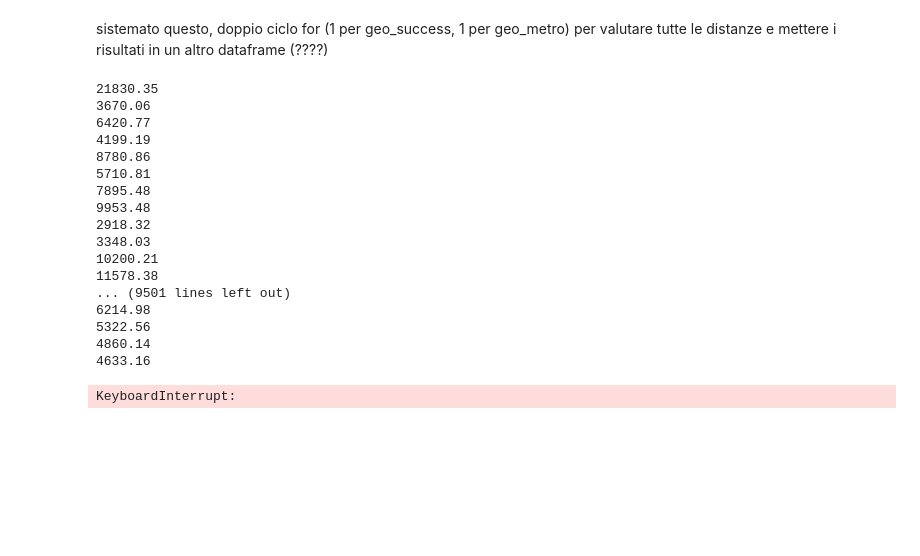
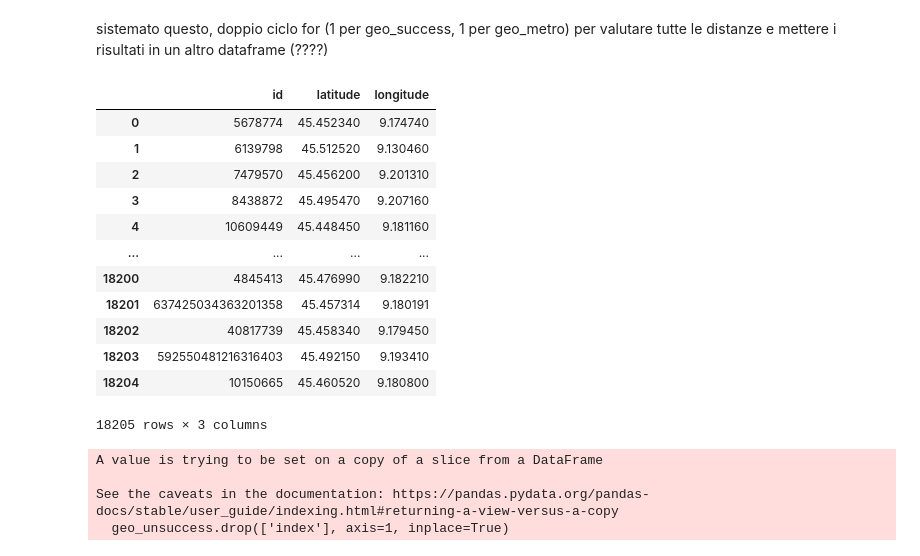
Before and after one commit to Ivanoco27/Progetto-Python, a Jupyter notebook: Progetto Python.ipynb, the cells around one changed output. Saved outputs shown, nothing was run; the diff lists cells and outputs as text; code cells hidden in the pictures; blank space fills up the shorter version.

```diff
--- a/Progetto Python.ipynb
+++ b/Progetto Python.ipynb
@@ -340,29 +447,3 @@ in un altro dataframe (????)
 # %%
 geo_success.reset_index(inplace=True)
 geo_success.drop(['index'], axis=1, inplace=True)
-# %%
-for i in range (2165):
-    for h in range (93):
-        dis = distanza(geo_success.loc[i]['latitude'], geo_success.loc[i]['longitude'],
-         geo_metro.loc[h]['latitude'], geo_metro.loc[h]['longitude'])
-
-        print(dis)
-# %% [output]
-21830.35
-3670.06
-6420.77
-4199.19
-8780.86
-5710.81
-7895.48
-9953.48
-2918.32
-3348.03
-10200.21
-11578.38
-... (9501 lines left out)
-6214.98
-5322.56
-4860.14
-4633.16
-KeyboardInterrupt:
@@ -368,0 +463,24 @@ KeyboardInterrupt:
+# %%
+geo_unsuccess
+# %% [output]
+|  | id | latitude | longitude |
+| 0 | 5678774 | 45.452340 | 9.174740 |
+| 1 | 6139798 | 45.512520 | 9.130460 |
+| 2 | 7479570 | 45.456200 | 9.201310 |
+| 3 | 8438872 | 45.495470 | 9.207160 |
+| 4 | 10609449 | 45.448450 | 9.181160 |
+| ... | ... | ... | ... |
+| 18200 | 4845413 | 45.476990 | 9.182210 |
+| 18201 | 637425034363201358 | 45.457314 | 9.180191 |
+| 18202 | 40817739 | 45.458340 | 9.179450 |
+| 18203 | 592550481216316403 | 45.492150 | 9.193410 |
+| 18204 | 10150665 | 45.460520 | 9.180800 |
+18205 rows × 3 columns
+# %%
+geo_unsuccess.reset_index(inplace=True)
+geo_unsuccess.drop(['index'], axis=1, inplace=True)
+# %% [output]
+A value is trying to be set on a copy of a slice from a DataFrame
+
+See the caveats in the documentation: https://pandas.pydata.org/pandas-docs/stable/user_guide/indexing.html#returning-a-view-versus-a-copy
+  geo_unsuccess.drop(['index'], axis=1, inplace=True)
```
Also changed, not shown: parts of 29 cells of this notebook.
